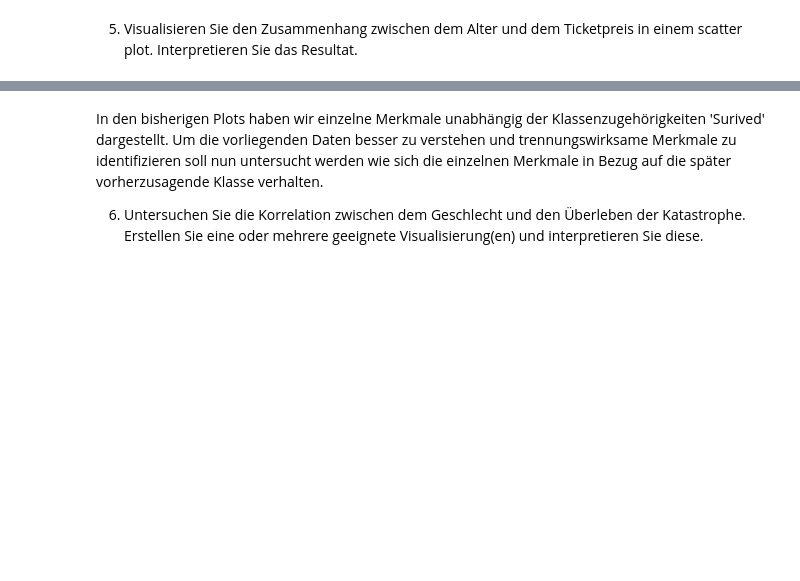
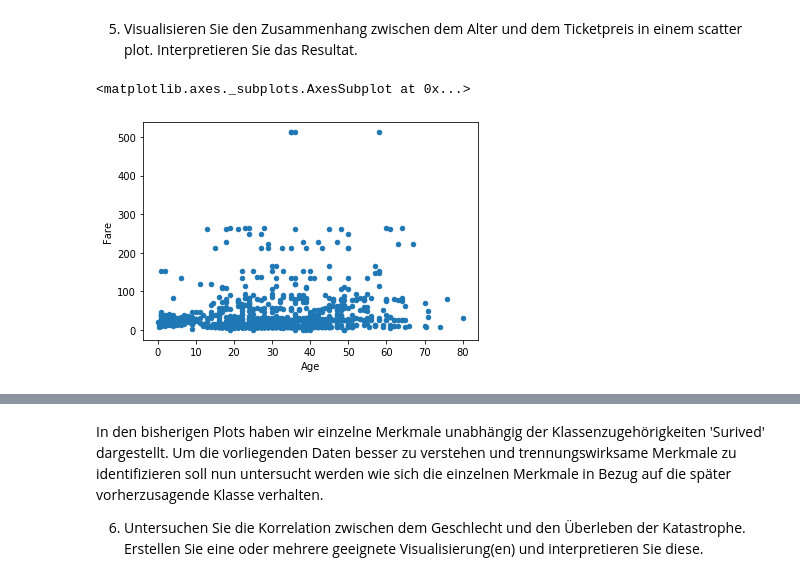
Before and after one commit to julianfbeck/ML-Uebungen, a Jupyter notebook: Aufgabenblatt 2/Exploratory data analysis - Titanic Dataset - Exercises.ipynb, the cells around one changed output, grey strips where cells are left out. Drawn from its saved outputs; the diff is of its cells as text; code cells hidden in the pictures; blank space fills up the shorter version.

```diff
--- a/Aufgabenblatt 2/Exploratory data analysis - Titanic Dataset - Exercises.ipynb
+++ b/Aufgabenblatt 2/Exploratory data analysis - Titanic Dataset - Exercises.ipynb
@@ -260,16 +340,29 @@ Für diese Merkmale können verschiedene mathematische Rechenoperationen durchge
 Wie Sie vielleicht schon bei der ersten Aufgabe bemerkt haben, fehlen einzelne Merkmalsausprägungen im vorliegenden Datensatz (NaN-Werte). Dies ist in sofern problematisch da je nach Verfahren, unter Umständen die ganze Datenreihe nicht mehr weiter verarbeitet werden kann. Im vorliegenden Datensatz fehlen Werte in den Merkmalen 'Age' sowie 'Cabin' (siehe df.info()). Da beim Merkmal Cabin nur 204 Einträge vorliegen ist es hier sehr schwer die fehlenden Ausprägungen zu interpolieren. Wir konzentrieren uns daher vorerst auf das Alter, da hier eine größere Datenmenge vorliegt.
 
 Vervollständigen sie die Datenlücken in der Spalte 'Age'. Nutzen Sie dabei Wissen aus den vorliegenden Daten um die einzelnen Datenreihen zuverlässig zu vervollständigen. Es bietet sich an diesen Schritt in eine Funktion auszulagern. Überprüfen Sie Ihr Ergebniss.
-# %%
-def prepareData(df):
-    #to set a selection of a data frame please dont use the chained [] operator, but the .loc operator
-    #(see http://pandas.pydata.org/pandas-docs/stable/indexing.html#indexing-view-versus-copy for details)
-
-    #minimal working example to set all null age values to 42 - probably you can do better :-)
-    df.loc[df.Age.isnull(),'Age'] = 42
-    return df
-
-df = prepareData(df)
+# %%
+def prepareData(df):
+    #to set a selection of a data frame please dont use the chained [] operator, but the .loc operator
+    #(see http://pandas.pydata.org/pandas-docs/stable/indexing.html#indexing-view-versus-copy for details)
+
+    #minimal working example to set all null age values to 42 - probably you can do better :-)
+
+    df.loc[(df.Sex == "male")   &(df.Survived == 0) & (df.Pclass==1) & df.Age.isnull(),"Age"] =  df.loc[(df.Sex == "male")   &(df.Survived == 0) & (df.Pclass==1), "Age"].mean()
+    df.loc[(df.Sex == "male")   &(df.Survived == 0) & (df.Pclass==2) & df.Age.isnull(),"Age"] =  df.loc[(df.Sex == "male")   &(df.Survived == 0) & (df.Pclass==2), "Age"].mean()
+    df.loc[(df.Sex == "male")   &(df.Survived == 0) & (df.Pclass==3) & df.Age.isnull(),"Age"] =  df.loc[(df.Sex == "male")   &(df.Survived == 0) & (df.Pclass==3), "Age"].mean()
+    df.loc[(df.Sex == "male")   &(df.Survived == 1) & (df.Pclass==1) & df.Age.isnull(),"Age"] =  df.loc[(df.Sex == "male")   &(df.Survived == 1) & (df.Pclass==1), "Age"].mean()
+    df.loc[(df.Sex == "male")   &(df.Survived == 1) & (df.Pclass==2) & df.Age.isnull(),"Age"] =  df.loc[(df.Sex == "male")   &(df.Survived == 1) & (df.Pclass==2), "Age"].mean()
+    df.loc[(df.Sex == "male")   &(df.Survived == 1) & (df.Pclass==3) & df.Age.isnull(),"Age"] =  df.loc[(df.Sex == "male")   &(df.Survived == 1) & (df.Pclass==3), "Age"].mean()
+    df.loc[(df.Sex == "female") &(df.Survived == 0) & (df.Pclass==1) & df.Age.isnull(),"Age"] =  df.loc[(df.Sex == "female") &(df.Survived == 0) & (df.Pclass==1), "Age"].mean()
+    df.loc[(df.Sex == "female") &(df.Survived == 0) & (df.Pclass==2) & df.Age.isnull(),"Age"] =  df.loc[(df.Sex == "female") &(df.Survived == 0) & (df.Pclass==2), "Age"].mean()
+    df.loc[(df.Sex == "female") &(df.Survived == 0) & (df.Pclass==3) & df.Age.isnull(),"Age"] =  df.loc[(df.Sex == "female") &(df.Survived == 0) & (df.Pclass==3), "Age"].mean()
+    df.loc[(df.Sex == "female") &(df.Survived == 1) & (df.Pclass==1) & df.Age.isnull(),"Age"] =  df.loc[(df.Sex == "female") &(df.Survived == 1) & (df.Pclass==1), "Age"].mean()
+    df.loc[(df.Sex == "female") &(df.Survived == 1) & (df.Pclass==2) & df.Age.isnull(),"Age"] =  df.loc[(df.Sex == "female") &(df.Survived == 1) & (df.Pclass==2), "Age"].mean()
+    df.loc[(df.Sex == "female") &(df.Survived == 1) & (df.Pclass==3) & df.Age.isnull(),"Age"] =  df.loc[(df.Sex == "female") &(df.Survived == 1) & (df.Pclass==3), "Age"].mean()
+
+    return df
+
+df = prepareData(df)
 # %% [markdown]
 ## 3.) Visualisierung
 # %% [markdown]
@@ -297,0 +415,9 @@ Um Zusammenhänge in Daten verstehen zu können, ist es essentiell die Daten zu
+# %%
+# TODO implement
+df1 = df[['Age','Fare']]
+df1.plot.scatter(x = "Age", y = "Fare")
+#Preis nicht alter Abhängig
+#Einige Daten sind 0
+# %% [output]
+<matplotlib.axes._subplots.AxesSubplot at 0x...>
+[figure, added]
```
Also changed, not shown: parts of 39 cells of this notebook, 2 other files.
